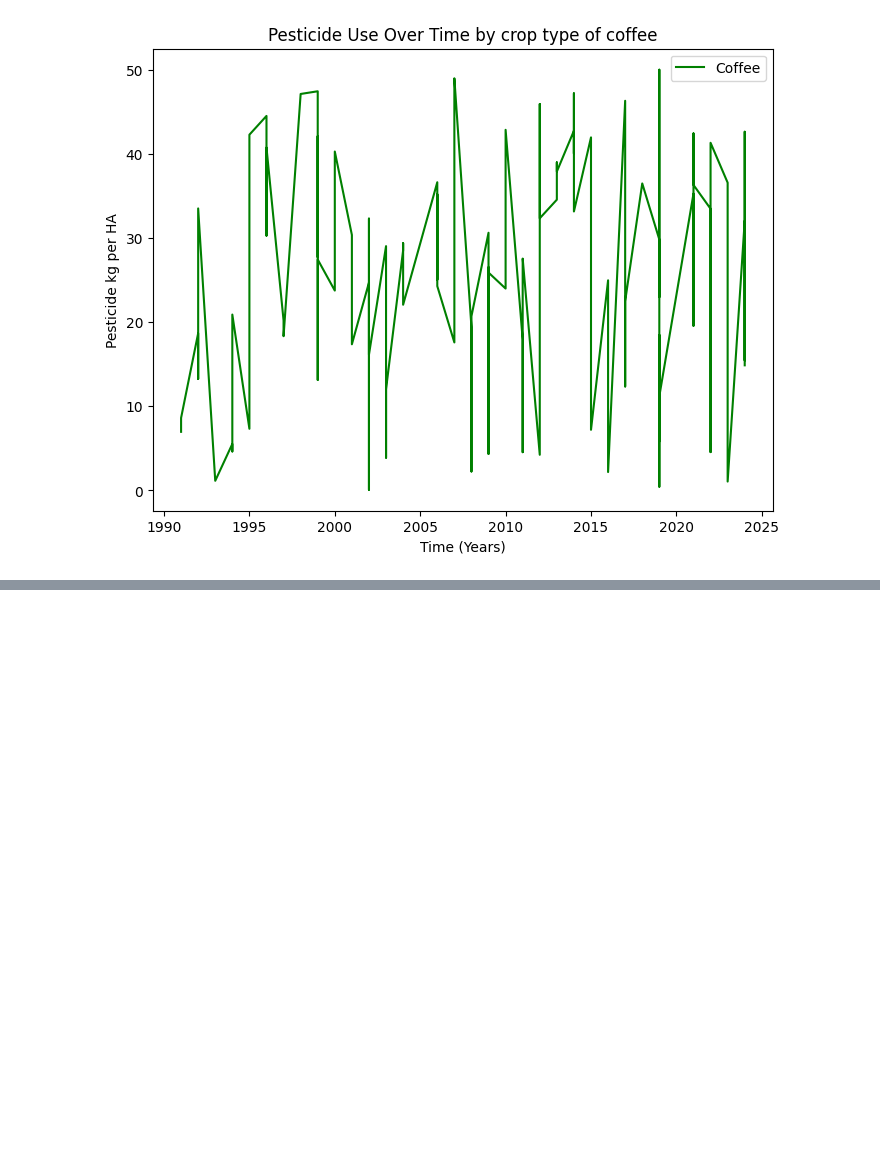
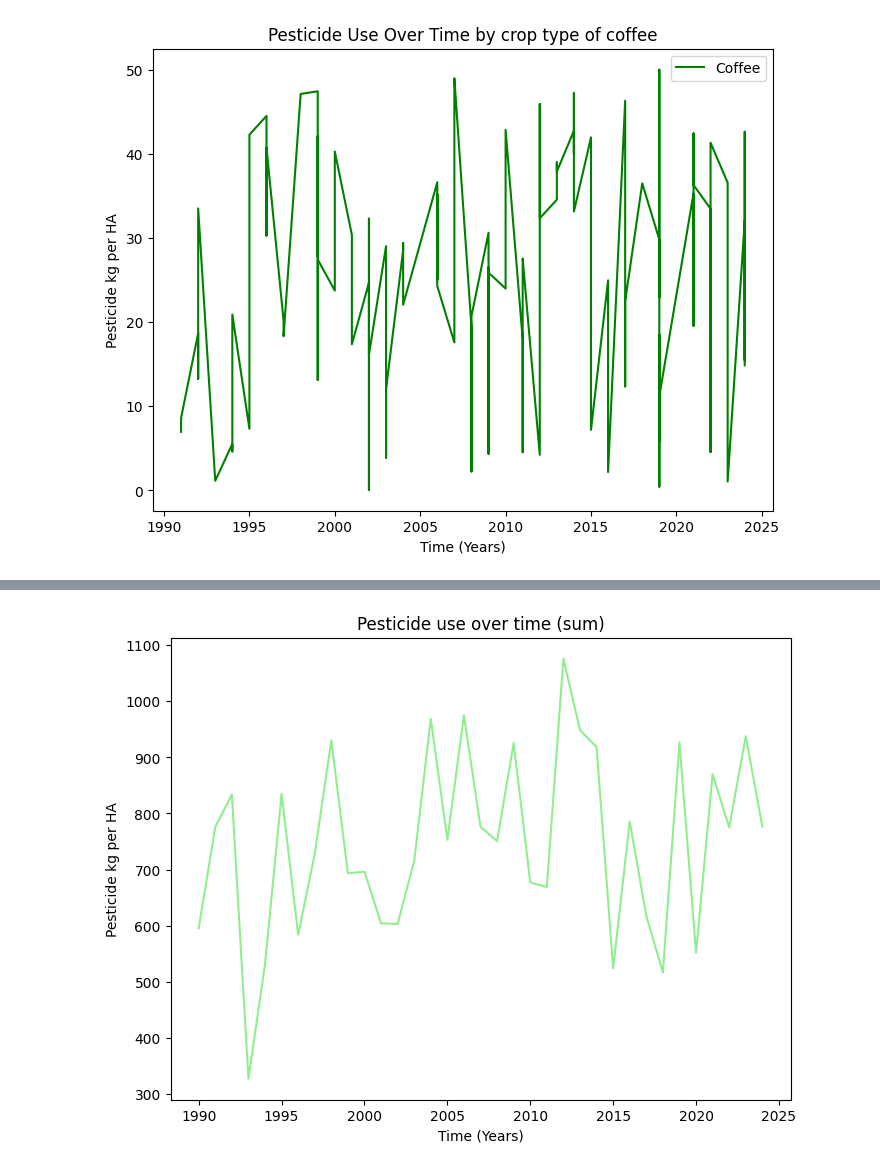
Before and after one commit to EdGonz44/Project-3, a Jupyter notebook: Reference_dfs.ipynb, the cells around one changed output, grey strips where cells are left out. Cells and saved outputs as stored; diff of their text form; code cells hidden in the pictures; blank space fills up the shorter version.

```diff
--- a/Reference_dfs.ipynb
+++ b/Reference_dfs.ipynb
@@ -257,0 +313,15 @@ plt.show()
+# %%
+#plot of pesticide over time in india, all crops
+
+plt.figure(figsize=(8,6))
+
+plt.plot(india_grouped_df['Year'], india_grouped_df['Pesticide_Use_KG_per_HA'], linestyle='-',
+         color='lightgreen')
+plt.title('Pesticide use over time (sum)')
+plt.xlabel('Time (Years)')
+plt.ylabel('Pesticide kg per HA')
+
+
+plt.show()
+# %% [output]
+[figure, added]
```
Also changed, not shown: parts of 7 cells of this notebook.
